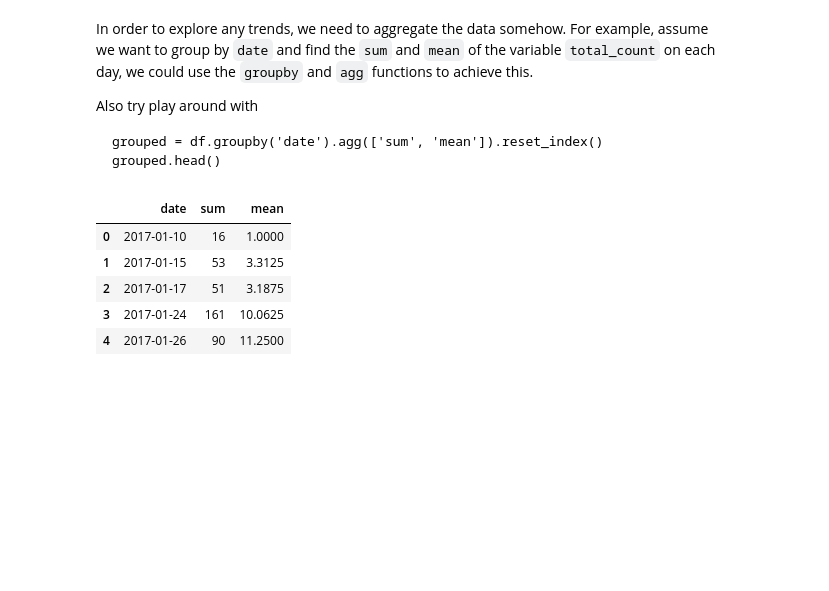
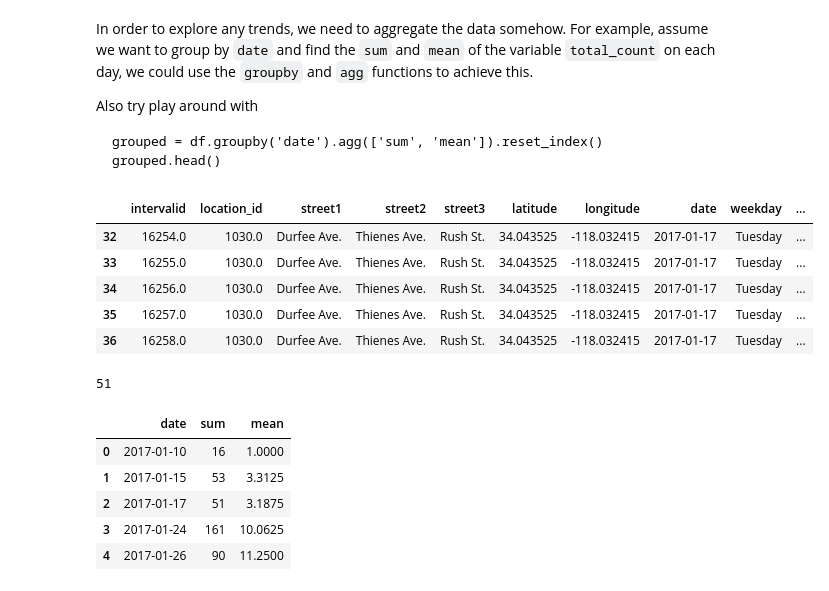
Before and after one commit to zihaoxu/BikeSGV, a Jupyter notebook: notebook/Analysis/03l-starter-code-for-temporal-trends.ipynb, the cells around one changed output. Cells and saved outputs as stored; diff of their text form; code cells hidden in the pictures; blank space fills up the shorter version.

````diff
--- a/notebook/Analysis/03l-starter-code-for-temporal-trends.ipynb
+++ b/notebook/Analysis/03l-starter-code-for-temporal-trends.ipynb
@@ -88,6 +107,19 @@ Also try play around with
 grouped = df.groupby('date').agg(['sum', 'mean']).reset_index()
 grouped.head()
 ```
+# %%
+df.head()
+# %% [output]
+|  | intervalid | location_id | street1 | street2 | street3 | latitude | longitude | date | weekday | ... |
+| 32 | 16254.0 | 1030.0 | Durfee Ave. | Thienes Ave. | Rush St. | 34.043525 | -118.032415 | 2017-01-17 | Tuesday | ... |
+| 33 | 16255.0 | 1030.0 | Durfee Ave. | Thienes Ave. | Rush St. | 34.043525 | -118.032415 | 2017-01-17 | Tuesday | ... |
+| 34 | 16256.0 | 1030.0 | Durfee Ave. | Thienes Ave. | Rush St. | 34.043525 | -118.032415 | 2017-01-17 | Tuesday | ... |
+| 35 | 16257.0 | 1030.0 | Durfee Ave. | Thienes Ave. | Rush St. | 34.043525 | -118.032415 | 2017-01-17 | Tuesday | ... |
+| 36 | 16258.0 | 1030.0 | Durfee Ave. | Thienes Ave. | Rush St. | 34.043525 | -118.032415 | 2017-01-17 | Tuesday | ... |
+# %%
+len(df['date'].unique())
+# %% [output]
+51
 # %%
 grouped = df.groupby('date').agg(['sum', 'mean'])['total_count'].reset_index()
 grouped.head()
````
Also changed, not shown: parts of 22 cells of this notebook.
